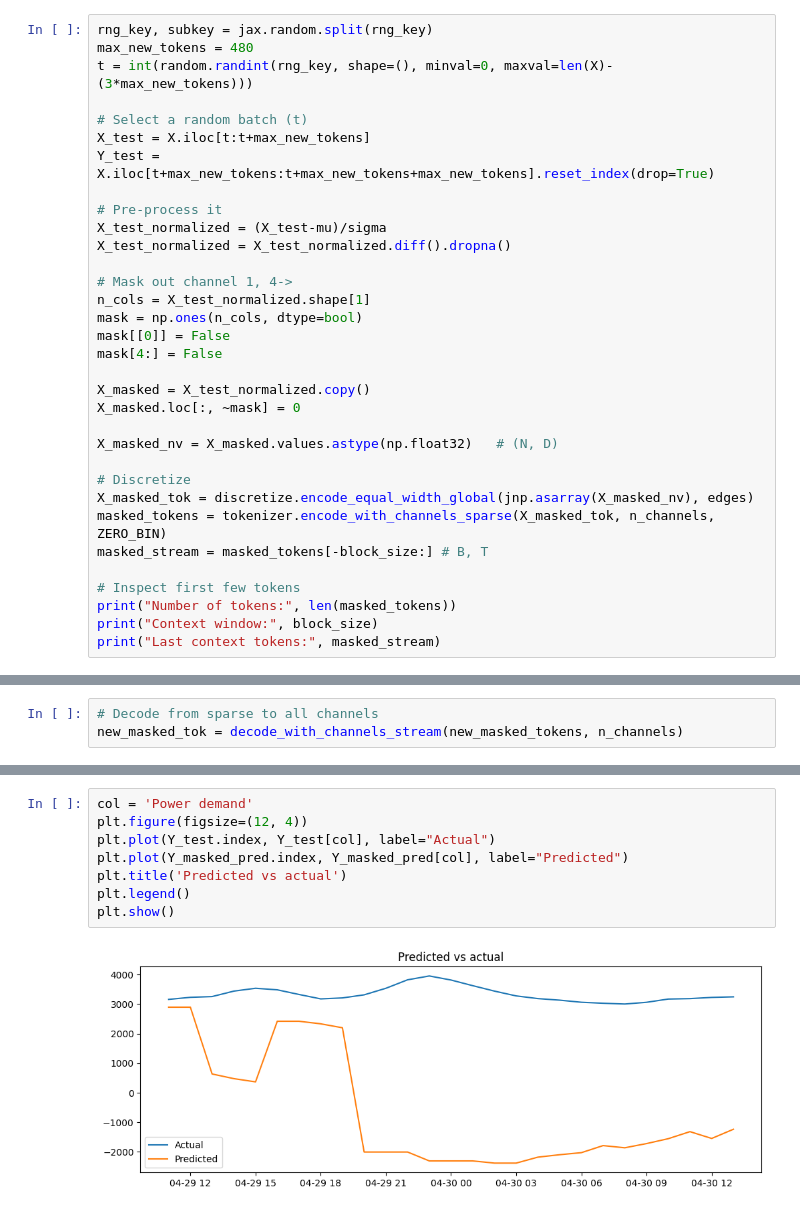
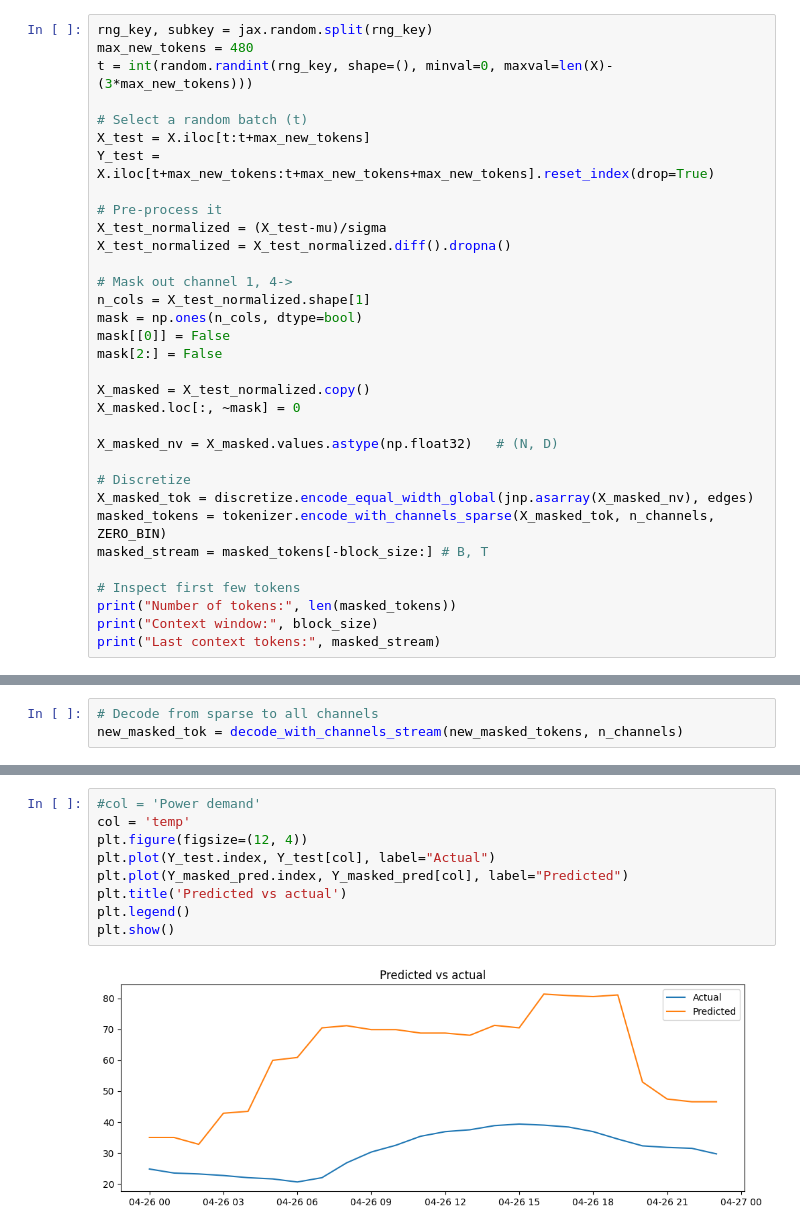
Before and after one commit to martinlie/vector-tokenizer, a Jupyter notebook: vector-tokenizer/2c tokenize2.ipynb, the cells around one changed output, grey strips where cells are left out. Drawn from its saved outputs; the diff is of its cells as text.

```diff
--- a/vector-tokenizer/2c tokenize2.ipynb
+++ b/vector-tokenizer/2c tokenize2.ipynb
@@ -922,7 +924,7 @@ X_test_normalized = X_test_normalized.diff().dropna()
 n_cols = X_test_normalized.shape[1]
 mask = np.ones(n_cols, dtype=bool)
 mask[[0]] = False
-mask[4:] = False
+mask[2:] = False
 
 X_masked = X_test_normalized.copy()
 X_masked.loc[:, ~mask] = 0
@@ -1043,10 +1045,11 @@ Y_masked_pred
 # %%
-col = 'Power demand'
+#col = 'Power demand'
+col = 'temp'
 plt.figure(figsize=(12, 4))
 plt.plot(Y_test.index, Y_test[col], label="Actual")
 plt.plot(Y_masked_pred.index, Y_masked_pred[col], label="Predicted")
 plt.title('Predicted vs actual')
 plt.legend()
 plt.show()
 # %% [output]
-[figure, old version]
+[figure, new version]
```
Also changed, not shown: parts of 6 cells of this notebook, 4 other files.
